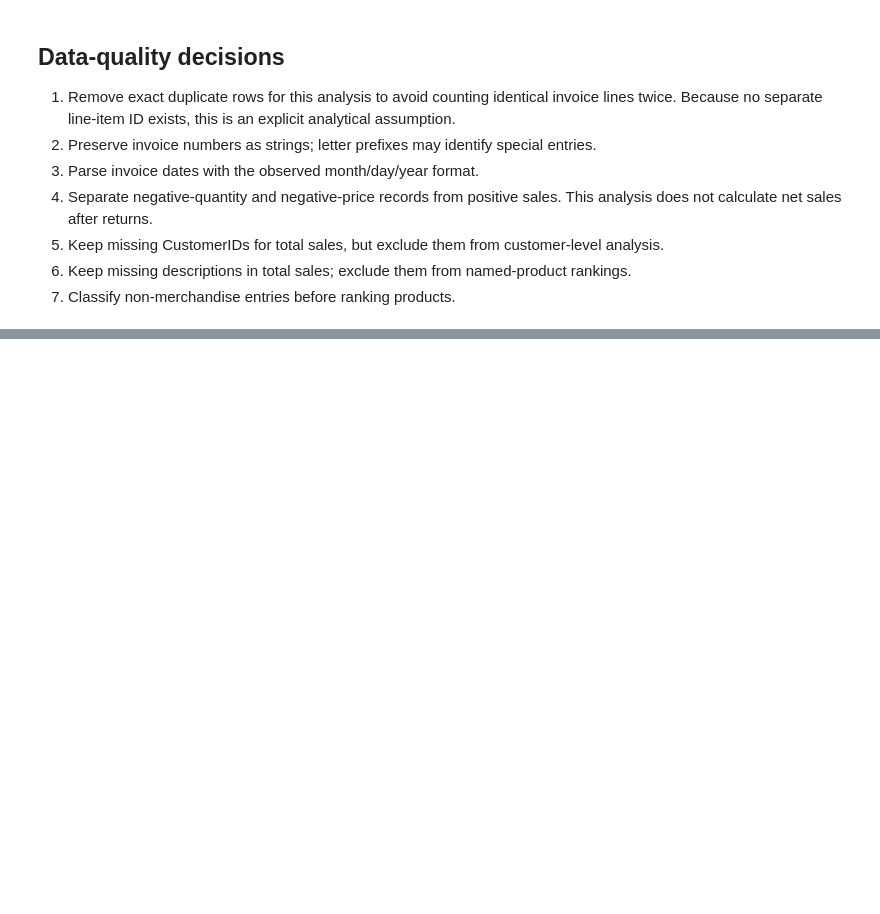
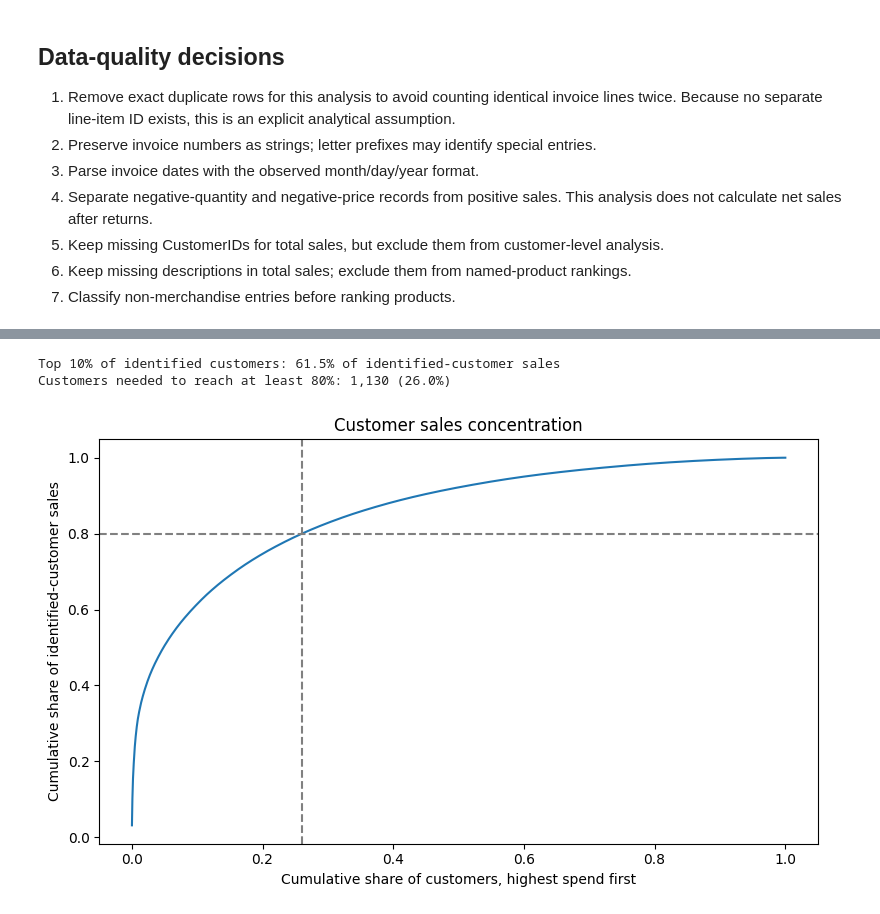
Before and after one commit to Tomisin510/BuildLabs_Internship_with_Nexus_Fellowship, a Jupyter notebook: Task-1-Ecommerce-EDA/Task_1.ipynb, the cells around one changed output, grey strips where cells are left out. Saved outputs shown, nothing was run; the diff lists cells and outputs as text; code cells hidden in the pictures; blank space fills up the shorter version.

```diff
--- a/Task-1-Ecommerce-EDA/Task_1.ipynb
+++ b/Task-1-Ecommerce-EDA/Task_1.ipynb
@@ -1667,0 +633,16 @@ df_clean[df_clean['Description'].str.startswith("FRENCH PAISLEY", na=False)]
+# %%
+customers = (
+    identified.groupby("CustomerID")
+    .agg(
+        Sales=("LineSales", "sum"),
+        Invoices=("InvoiceNo", "nunique"),
+        Units=("Quantity", "sum"),
+        LastPurchase=("InvoiceDate", "max"),
+    )
+    .sort_values("Sales", ascending=False)
+)
+customers["SalesPerInvoice"] = customers["Sales"] / customers["Invoices"]
+
+display(customers.head(10))
+print(f"Top five share of identified-customer sales: "
+      f"{customers.head(5)['Sales'].sum() / customers['Sales'].sum():.1%}")
@@ -1667,0 +663,33 @@ df_clean[df_clean['Description'].str.startswith("FRENCH PAISLEY", na=False)]
+# %%
+ranked = customers.reset_index().copy()
+ranked["CustomerRank"] = np.arange(1, len(ranked) + 1)
+ranked["CustomerShare"] = ranked["CustomerRank"] / len(ranked)
+ranked["CumulativeSalesShare"] = (
+    ranked["Sales"].cumsum() / ranked["Sales"].sum()
+)
+
+first_at_80 = ranked.loc[
+    ranked["CumulativeSalesShare"] >= 0.80
+].iloc[0]
+top_10pct_n = int(np.ceil(len(ranked) * 0.10))
+
+print(f"Top 10% of identified customers: "
+      f"{ranked.head(top_10pct_n)['Sales'].sum() / ranked['Sales'].sum():.1%} "
+      f"of identified-customer sales")
+print(f"Customers needed to reach at least 80%: "
+      f"{int(first_at_80['CustomerRank']):,} "
+      f"({first_at_80['CustomerShare']:.1%})")
+
+plt.figure(figsize=(8, 5))
+plt.plot(ranked["CustomerShare"], ranked["CumulativeSalesShare"])
+plt.axhline(0.8, linestyle="--", color="gray")
+plt.axvline(first_at_80["CustomerShare"], linestyle="--", color="gray")
+plt.xlabel("Cumulative share of customers, highest spend first")
+plt.ylabel("Cumulative share of identified-customer sales")
+plt.title("Customer sales concentration")
+plt.tight_layout()
+plt.show()
+# %% [output]
+Top 10% of identified customers: 61.5% of identified-customer sales
+Customers needed to reach at least 80%: 1,130 (26.0%)
+[figure, added]
```
Also changed, not shown: parts of 129 cells of this notebook.
